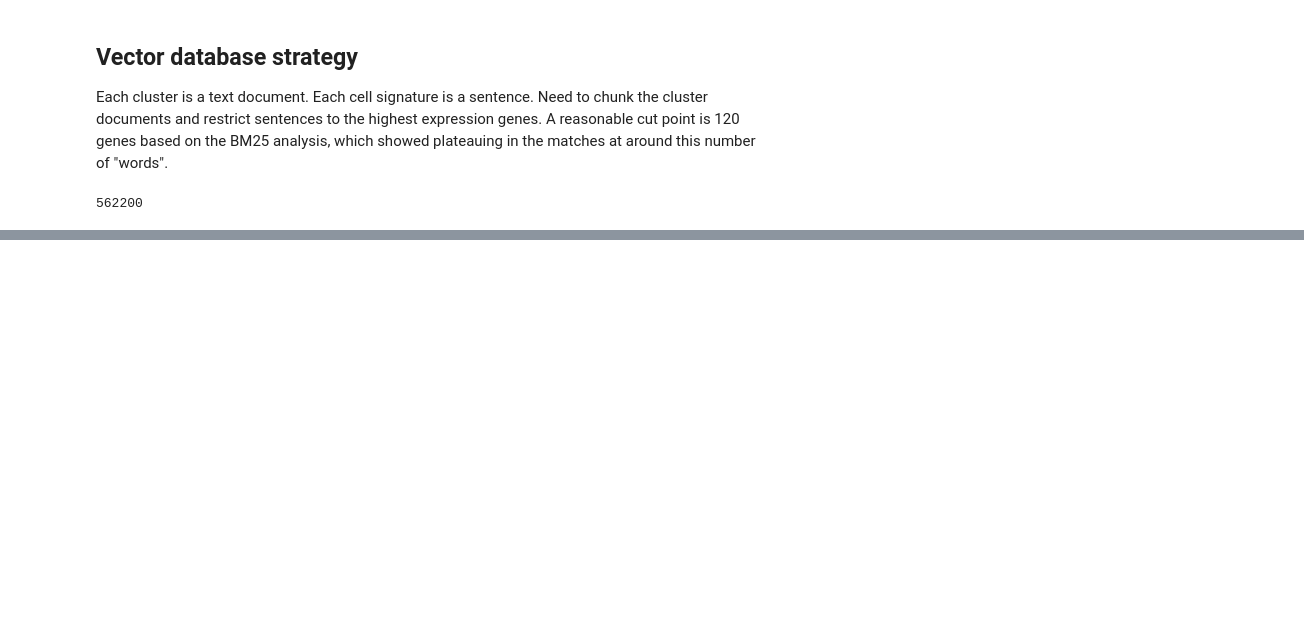
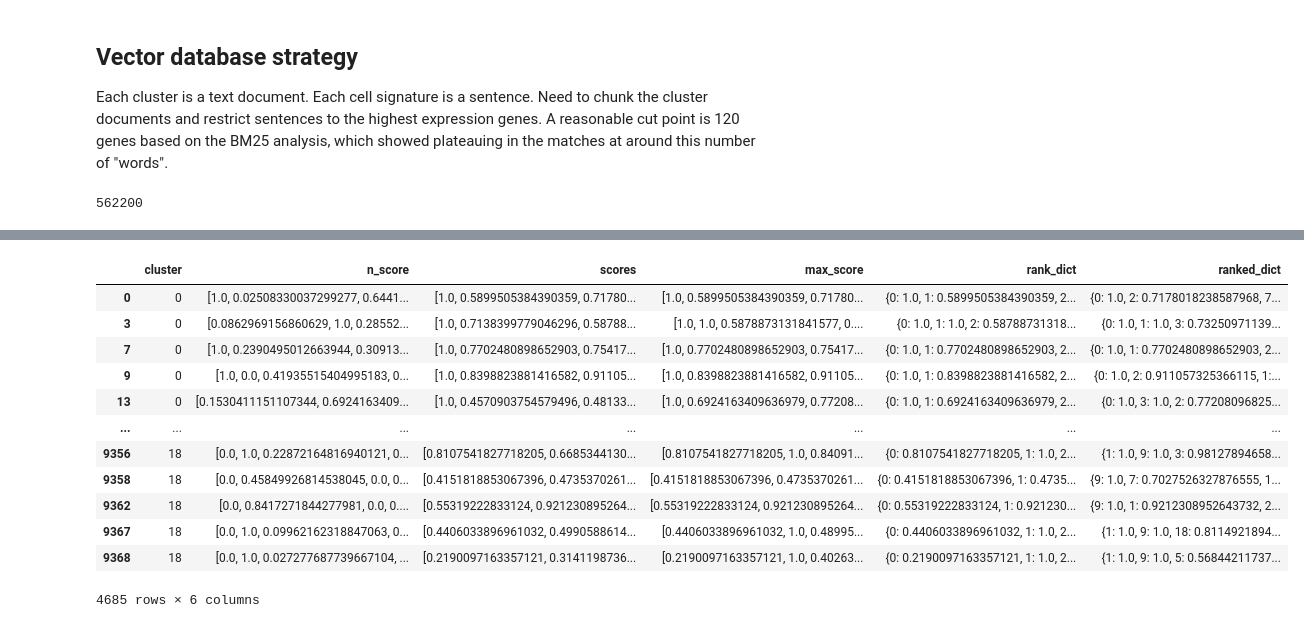
Before and after one commit to deidelma/ragsc, a Jupyter notebook: notebooks/fusion.ipynb, the cells around one changed output, grey strips where cells are left out. Cells and saved outputs as stored; diff of their text form; code cells hidden in the pictures; blank space fills up the shorter version.

```diff
--- a/notebooks/fusion.ipynb
+++ b/notebooks/fusion.ipynb
@@ -517,0 +559,14 @@ for cluster in table_vector:
+# %%
+def create_ranking_dict(a: np.array) -> dict[int, float]:
+    d = {}
+    for i in range(len(a)):
+        d[i] = a[i]
+    return d
+
+def sort_categories_by_values(categories: dict[int,float])->dict[int,float]:
+    return dict(sorted(categories.items(), key=lambda item: item[1], reverse=True))
+
+scores_df = test_df[["cluster","scores"]].copy()
+scores_df['rank_dict'] = scores_df.scores.apply(lambda x: create_ranking_dict(x))
+scores_df['ranked_dict'] = scores_df.rank_dict.apply(lambda x: sort_categories_by_values(x))
+scores_df
@@ -517,0 +620,20 @@ for cluster in table_vector:
+# %%
+scores_df = test_df[["cluster","n_score","scores"]].copy()
+scores_df['max_score'] = scores_df.apply(lambda row: np.maximum(row['n_score'], row['scores']), axis=1)
+scores_df['rank_dict'] = scores_df.max_score.apply(lambda x: create_ranking_dict(x))
+scores_df['ranked_dict'] = scores_df.rank_dict.apply(lambda x: sort_categories_by_values(x))
+scores_df
+# %% [output]
+|  | cluster | n_score | scores | max_score | rank_dict | ranked_dict |
+| 0 | 0 | [1.0, 0.02508330037299277, 0.6441... | [1.0, 0.5899505384390359, 0.71780... | [1.0, 0.5899505384390359, 0.71780... | {0: 1.0, 1: 0.5899505384390359, 2... | {0: 1.0, 2: 0.7178018238587968, 7... |
+| 3 | 0 | [0.0862969156860629, 1.0, 0.28552... | [1.0, 0.7138399779046296, 0.58788... | [1.0, 1.0, 0.5878873131841577, 0.... | {0: 1.0, 1: 1.0, 2: 0.58788731318... | {0: 1.0, 1: 1.0, 3: 0.73250971139... |
+| 7 | 0 | [1.0, 0.2390495012663944, 0.30913... | [1.0, 0.7702480898652903, 0.75417... | [1.0, 0.7702480898652903, 0.75417... | {0: 1.0, 1: 0.7702480898652903, 2... | {0: 1.0, 1: 0.7702480898652903, 2... |
+| 9 | 0 | [1.0, 0.0, 0.41935515404995183, 0... | [1.0, 0.8398823881416582, 0.91105... | [1.0, 0.8398823881416582, 0.91105... | {0: 1.0, 1: 0.8398823881416582, 2... | {0: 1.0, 2: 0.911057325366115, 1:... |
+| 13 | 0 | [0.1530411151107344, 0.6924163409... | [1.0, 0.4570903754579496, 0.48133... | [1.0, 0.6924163409636979, 0.77208... | {0: 1.0, 1: 0.6924163409636979, 2... | {0: 1.0, 3: 1.0, 2: 0.77208096825... |
+| ... | ... | ... | ... | ... | ... | ... |
+| 9356 | 18 | [0.0, 1.0, 0.22872164816940121, 0... | [0.8107541827718205, 0.6685344130... | [0.8107541827718205, 1.0, 0.84091... | {0: 0.8107541827718205, 1: 1.0, 2... | {1: 1.0, 9: 1.0, 3: 0.98127894658... |
+| 9358 | 18 | [0.0, 0.45849926814538045, 0.0, 0... | [0.4151818853067396, 0.4735370261... | [0.4151818853067396, 0.4735370261... | {0: 0.4151818853067396, 1: 0.4735... | {9: 1.0, 7: 0.7027526327876555, 1... |
+| 9362 | 18 | [0.0, 0.8417271844277981, 0.0, 0.... | [0.55319222833124, 0.921230895264... | [0.55319222833124, 0.921230895264... | {0: 0.55319222833124, 1: 0.921230... | {9: 1.0, 1: 0.9212308952643732, 2... |
+| 9367 | 18 | [0.0, 1.0, 0.09962162318847063, 0... | [0.4406033896961032, 0.4990588614... | [0.4406033896961032, 1.0, 0.48995... | {0: 0.4406033896961032, 1: 1.0, 2... | {1: 1.0, 9: 1.0, 18: 0.8114921894... |
+| 9368 | 18 | [0.0, 1.0, 0.027277687739667104, ... | [0.2190097163357121, 0.3141198736... | [0.2190097163357121, 1.0, 0.40263... | {0: 0.2190097163357121, 1: 1.0, 2... | {1: 1.0, 9: 1.0, 5: 0.56844211737... |
+4685 rows × 6 columns
```
Also changed, not shown: parts of 18 cells of this notebook.
